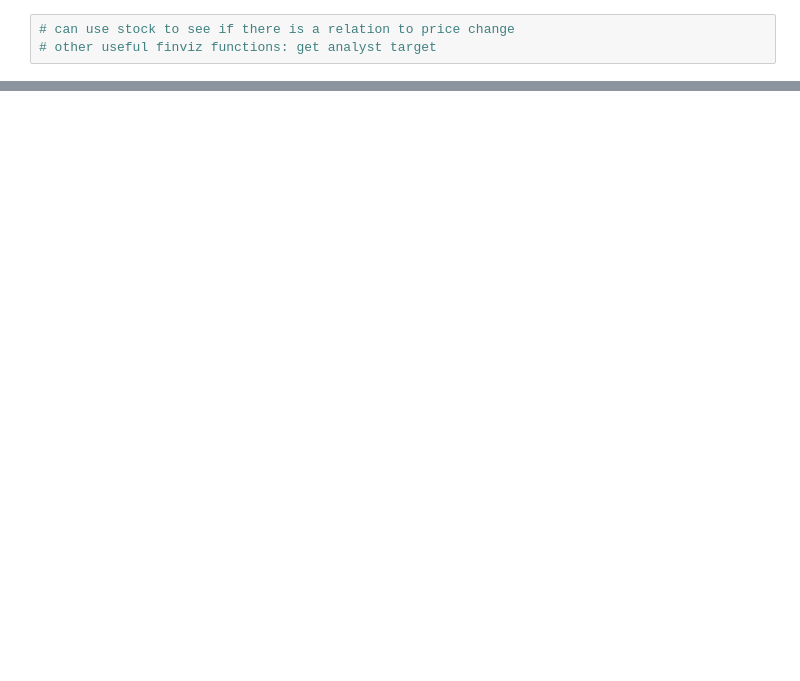
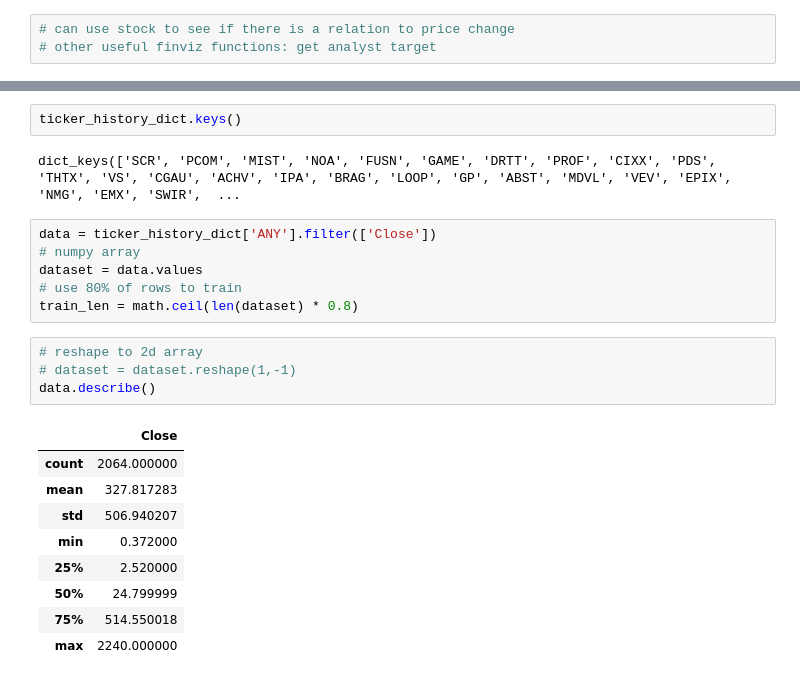
Before and after one commit to philip-L/AlgoTrading, a Jupyter notebook: PersonalFinance.ipynb, the cells around one changed output, grey strips where cells are left out. Cells and saved outputs as stored; diff of their text form; blank space fills up the shorter version.

```diff
--- a/PersonalFinance.ipynb
+++ b/PersonalFinance.ipynb
@@ -899,0 +1197,24 @@ class Portfolio:
+# %%
+ticker_history_dict.keys()
+# %% [output]
+dict_keys(['SCR', 'PCOM', 'MIST', 'NOA', 'FUSN', 'GAME', 'DRTT', 'PROF', 'CIXX', 'PDS', 'THTX', 'VS', 'CGAU', 'ACHV', 'IPA', 'BRAG', 'LOOP', 'GP', 'ABST', 'MDVL', 'VEV', 'EPIX', 'NMG', 'EMX', 'SWIR',  ...
+# %%
+data = ticker_history_dict['ANY'].filter(['Close'])
+# numpy array
+dataset = data.values
+# use 80% of rows to train
+train_len = math.ceil(len(dataset) * 0.8)
+# %%
+# reshape to 2d array
+# dataset = dataset.reshape(1,-1)
+data.describe()
+# %% [output]
+|  | Close |
+| count | 2064.000000 |
+| mean | 327.817283 |
+| std | 506.940207 |
+| min | 0.372000 |
+| 25% | 2.520000 |
+| 50% | 24.799999 |
+| 75% | 514.550018 |
+| max | 2240.000000 |
```
Also changed, not shown: parts of 30 cells of this notebook, 3 other files.
